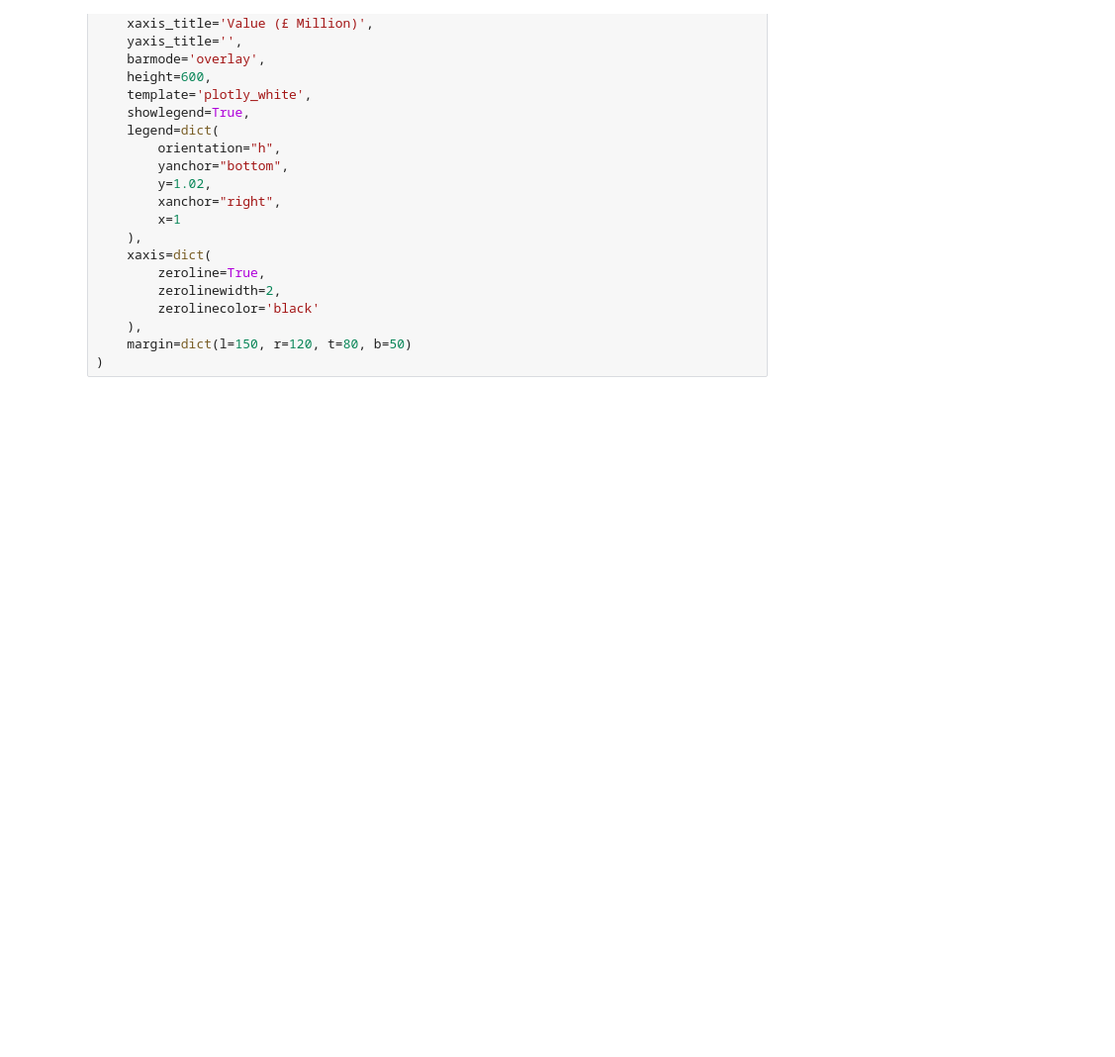
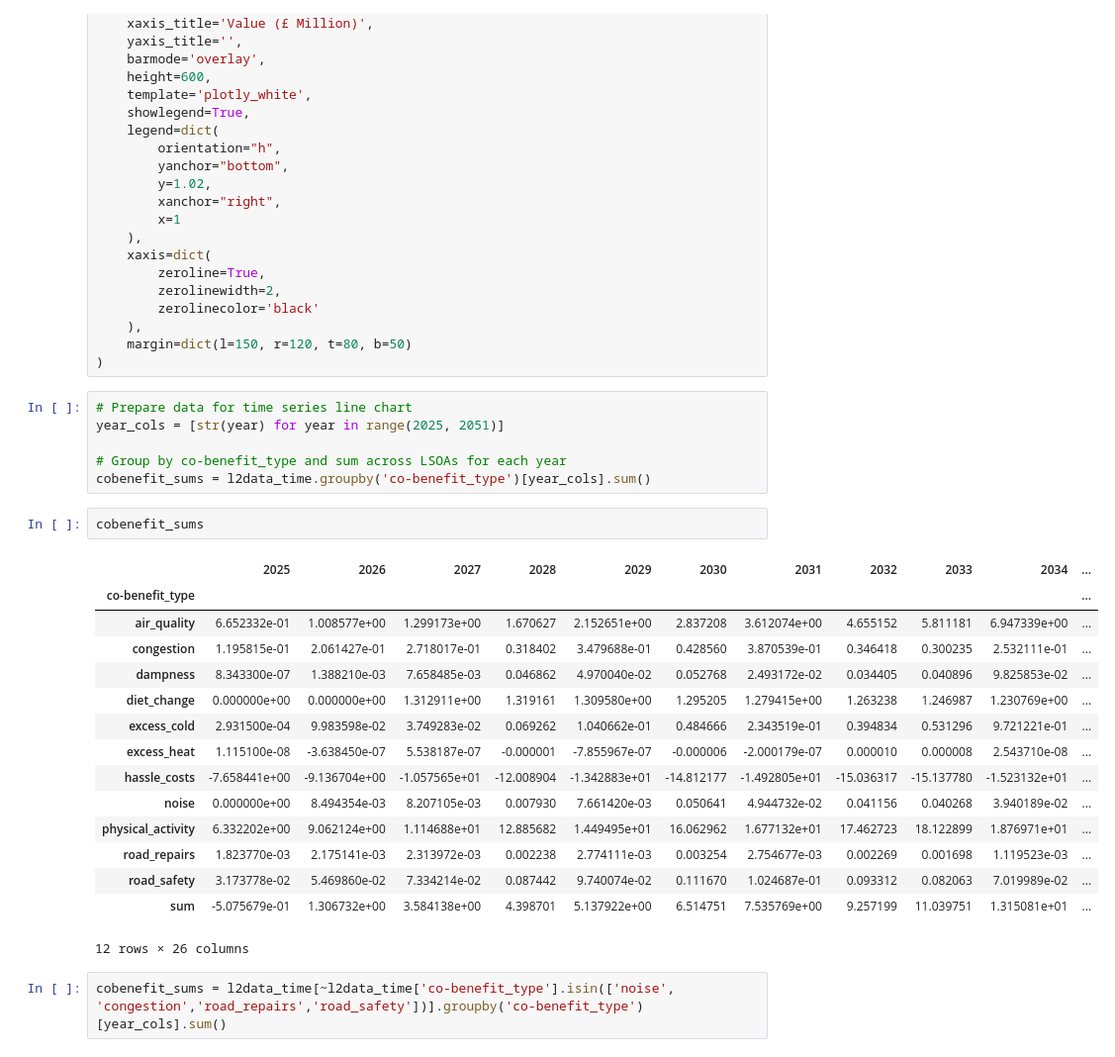
Before and after one commit to AuraFrizzati/VizElves2025, a Jupyter notebook: python_code/Explore_Level2_data.ipynb, the cells around one changed output. Shown at 99% size. Cells and saved outputs as stored; diff of their text form; blank space fills up the shorter version.

Commit message:
excluding categories from time series

```diff
--- a/python_code/Explore_Level2_data.ipynb
+++ b/python_code/Explore_Level2_data.ipynb
@@ -894,3 +894,29 @@ fig.update_layout(
     ),
     margin=dict(l=150, r=120, t=80, b=50)
 )
+# %%
+# Prepare data for time series line chart
+year_cols = [str(year) for year in range(2025, 2051)]
+
+# Group by co-benefit_type and sum across LSOAs for each year
+cobenefit_sums = l2data_time.groupby('co-benefit_type')[year_cols].sum()
+# %%
+cobenefit_sums
+# %% [output]
+|  | 2025 | 2026 | 2027 | 2028 | 2029 | 2030 | 2031 | 2032 | 2033 | 2034 | ... |
+| co-benefit_type |  |  |  |  |  |  |  |  |  |  | ... |
+| air_quality | 6.652332e-01 | 1.008577e+00 | 1.299173e+00 | 1.670627 | 2.152651e+00 | 2.837208 | 3.612074e+00 | 4.655152 | 5.811181 | 6.947339e+00 | ... |
+| congestion | 1.195815e-01 | 2.061427e-01 | 2.718017e-01 | 0.318402 | 3.479688e-01 | 0.428560 | 3.870539e-01 | 0.346418 | 0.300235 | 2.532111e-01 | ... |
+| dampness | 8.343300e-07 | 1.388210e-03 | 7.658485e-03 | 0.046862 | 4.970040e-02 | 0.052768 | 2.493172e-02 | 0.034405 | 0.040896 | 9.825853e-02 | ... |
+| diet_change | 0.000000e+00 | 0.000000e+00 | 1.312911e+00 | 1.319161 | 1.309580e+00 | 1.295205 | 1.279415e+00 | 1.263238 | 1.246987 | 1.230769e+00 | ... |
+| excess_cold | 2.931500e-04 | 9.983598e-02 | 3.749283e-02 | 0.069262 | 1.040662e-01 | 0.484666 | 2.343519e-01 | 0.394834 | 0.531296 | 9.721221e-01 | ... |
+| excess_heat | 1.115100e-08 | -3.638450e-07 | 5.538187e-07 | -0.000001 | -7.855967e-07 | -0.000006 | -2.000179e-07 | 0.000010 | 0.000008 | 2.543710e-08 | ... |
+| hassle_costs | -7.658441e+00 | -9.136704e+00 | -1.057565e+01 | -12.008904 | -1.342883e+01 | -14.812177 | -1.492805e+01 | -15.036317 | -15.137780 | -1.523132e+01 | ... |
+| noise | 0.000000e+00 | 8.494354e-03 | 8.207105e-03 | 0.007930 | 7.661420e-03 | 0.050641 | 4.944732e-02 | 0.041156 | 0.040268 | 3.940189e-02 | ... |
+| physical_activity | 6.332202e+00 | 9.062124e+00 | 1.114688e+01 | 12.885682 | 1.449495e+01 | 16.062962 | 1.677132e+01 | 17.462723 | 18.122899 | 1.876971e+01 | ... |
+| road_repairs | 1.823770e-03 | 2.175141e-03 | 2.313972e-03 | 0.002238 | 2.774111e-03 | 0.003254 | 2.754677e-03 | 0.002269 | 0.001698 | 1.119523e-03 | ... |
+| road_safety | 3.173778e-02 | 5.469860e-02 | 7.334214e-02 | 0.087442 | 9.740074e-02 | 0.111670 | 1.024687e-01 | 0.093312 | 0.082063 | 7.019989e-02 | ... |
+| sum | -5.075679e-01 | 1.306732e+00 | 3.584138e+00 | 4.398701 | 5.137922e+00 | 6.514751 | 7.535769e+00 | 9.257199 | 11.039751 | 1.315081e+01 | ... |
+12 rows × 26 columns
+# %%
+cobenefit_sums = l2data_time[~l2data_time['co-benefit_type'].isin(['noise', 'congestion','road_repairs','road_safety'])].groupby('co-benefit_type')[year_cols].sum()
```
Also changed, not shown: parts of 1 cell of this notebook, 1 other file.
